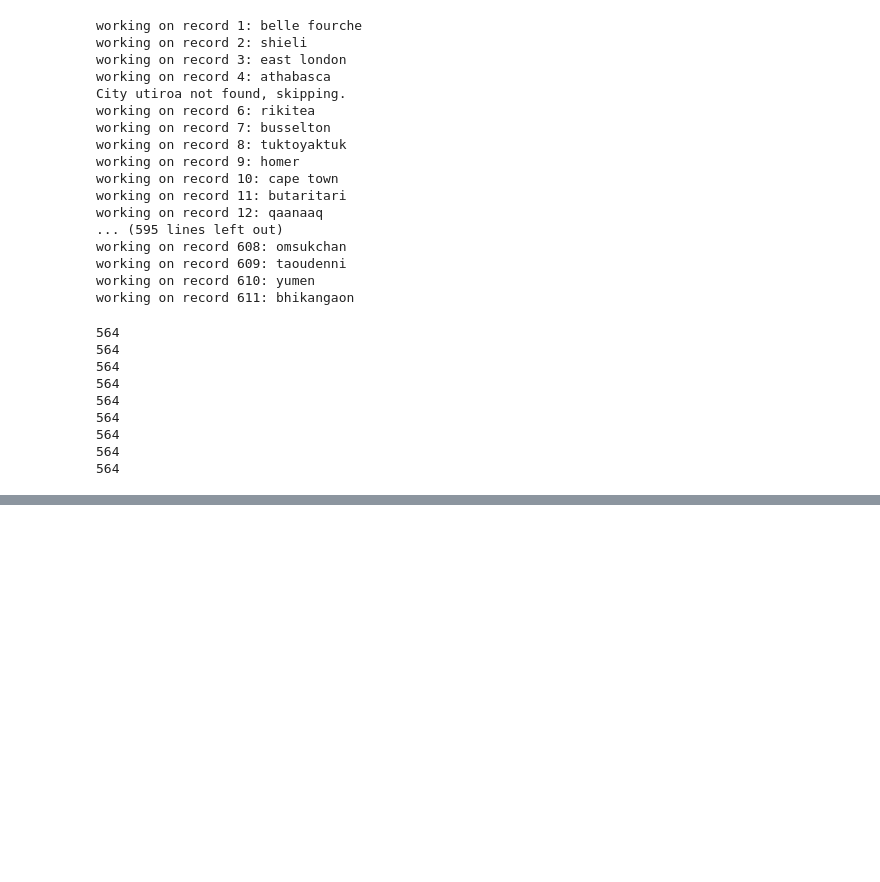
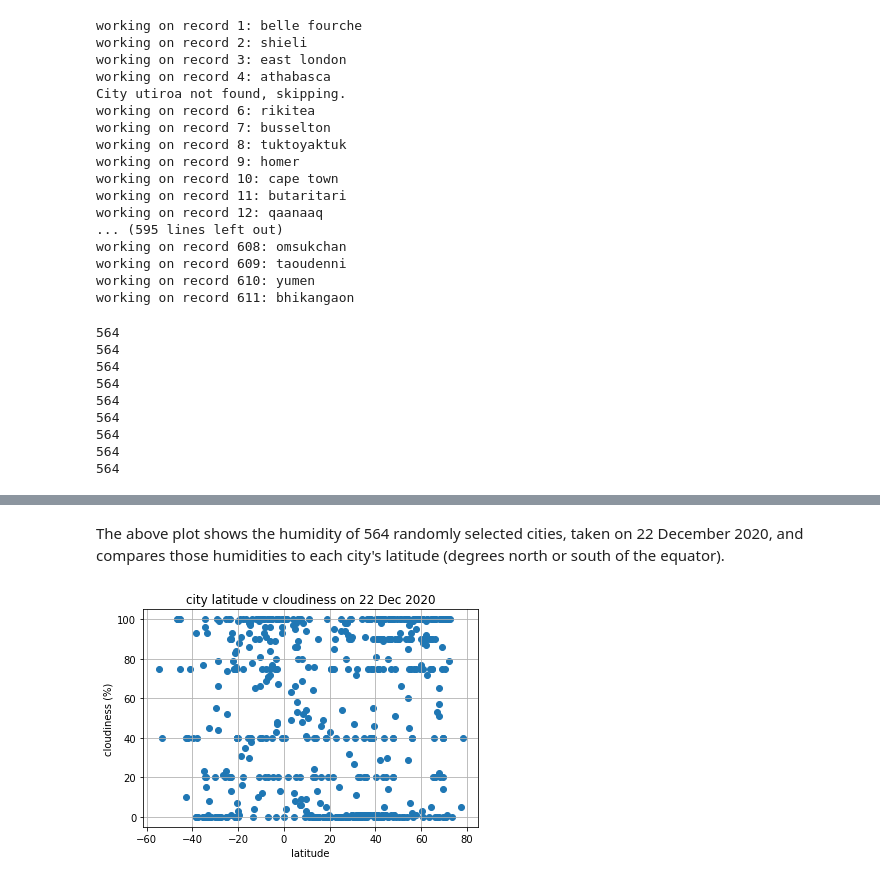
Before and after one commit to sarahDH615/python-api-challenge, a Jupyter notebook: weatherpy/weatherpy.ipynb, the cells around one changed output, grey strips where cells are left out. Drawn from its saved outputs; the diff is of its cells as text; code cells hidden in the pictures; blank space fills up the shorter version.

```diff
--- a/weatherpy/weatherpy.ipynb
+++ b/weatherpy/weatherpy.ipynb
@@ -181,0 +209,14 @@ weather_data_df.to_csv(output_path)
+# %% [markdown]
+The above plot shows the humidity of 564 randomly selected cities, taken on 22 December 2020, and compares those humidities to each city's latitude (degrees north or south of the equator).
+# %%
+#scatter for cloudiness v. lat
+x_axis3 = weather_data_df['lat']
+y_axis3 = weather_data_df['cloudiness']
+plt.title('city latitude v cloudiness on 22 Dec 2020')
+plt.xlabel('latitude')
+plt.ylabel('cloudiness (%)')
+plt.grid()
+plt.scatter(x_axis3, y_axis3)
+plt.show()
+# %% [output]
+[figure, added]
```
Also changed, not shown: parts of 10 cells of this notebook, 1 other file.
